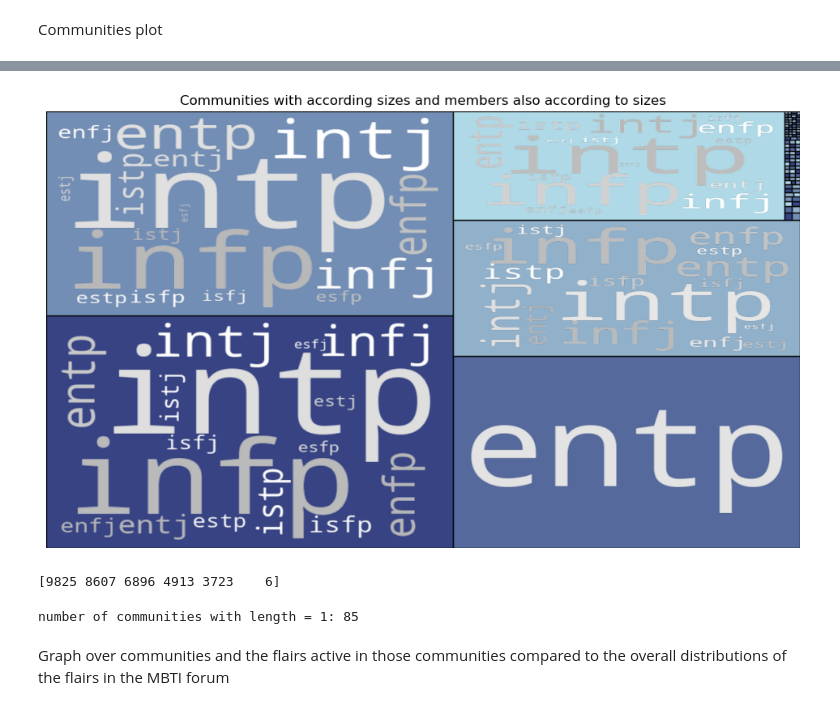
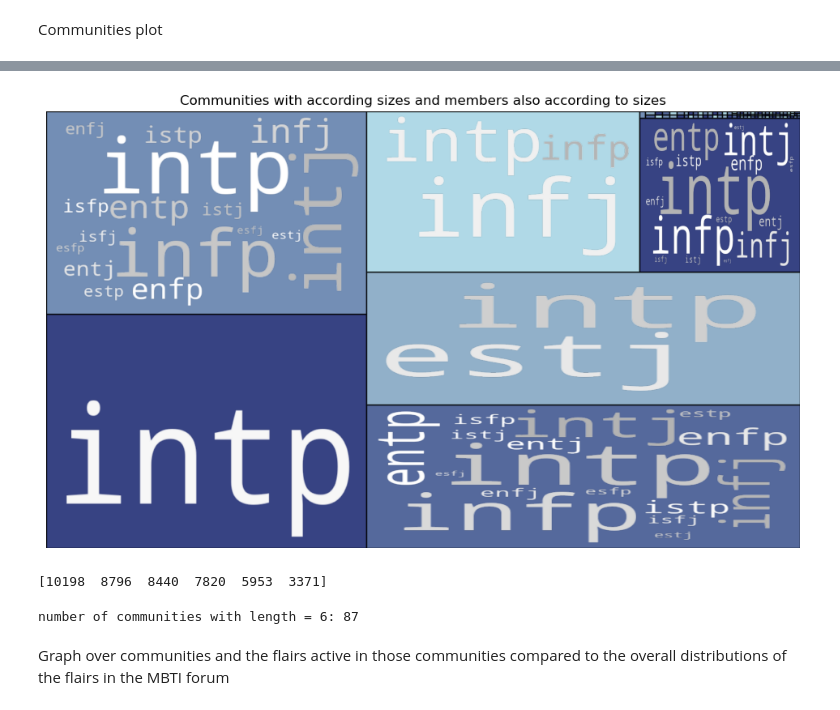
Before and after one commit to luchsonice/MBTI, a Jupyter notebook: 5_Communities.ipynb, the cells around one changed output, grey strips where cells are left out. Saved outputs shown, nothing was run; the diff lists cells and outputs as text; code cells hidden in the pictures.

```diff
--- a/5_Communities.ipynb
+++ b/5_Communities.ipynb
@@ -22,11 +25,18 @@ from PIL import Image
 # %%
-with open("LargeData/Graph.pkl", "rb") as file:
+with open("LargeData/Graph_all.pkl", "rb") as file:
     G = pkl.load(file)
 
 # Make GCC
 #G = nx.subgraph(G, [node for node in G.nodes()][:1000])
 #G = nx.subgraph(G,max(nx.weakly_connected_components(G), key=len)) # GCC
 
+# Get node attributes for authors and their flair
+authors = list(G.nodes())
+flairs = nx.get_node_attributes(G, 'flair')
+
+# Dataframe with authors and flairs
+df_flairs = pd.DataFrame(list(flairs.items()), columns=['Author', 'Flair'])
+
 G = nx.MultiGraph(G)
 
 # Remove nodes with out-degree 0
@@ -85,7 +93,7 @@ with open('LargeData/df_community.pickle', 'wb') as f:
     pkl.dump(df_community, f)
 # %%
 # Load df_community
-with open('LargeData/df_community.pickle', 'rb') as file:
+with open('LargeData/df_community_all.pickle', 'rb') as file:
     df_community = pkl.load(file)
 # %%
 
@@ -131,7 +139,7 @@ def grey_color_func(word, font_size, position, orientation, random_state=None,
                     **kwargs):
     return "hsl(0, 0%%, %d%%)" % random.randint(70, 110)
 
-for i in range(5):
+for i in range(7):
     data_for_wordcloud = ''
     # Make string of flair * number in community
     community_data = merged_df[merged_df['Community'] == i]
@@ -171,48 +181,48 @@ for rect in allrectangles.patches:
     rectangles.append((x, y, w, h))
 
 # Path to the word cloud images
-word_cloud_paths = ["Images/wordcloud0.png","Images/wordcloud1.png","Images/wordcloud2.png","Images/wordcloud3.png","Images/wordcloud4.png"]
+word_cloud_paths = ["Images/wordcloud0.png","Images/wordcloud1.png","Images/wordcloud2.png","Images/wordcloud3.png","Images/wordcloud4.png","Images/wordcloud5.png"]
 
 # Fixed size for the word cloud images
 fixed_width = 1000
 fixed_height = 1000
 
 # Iterate through each rectangle and overlay the word cloud
 for i, (size, word_cloud_path) in enumerate(zip(sizes, word_cloud_paths)):
     # Get the coordinates of the rectangle
     x, y, dx, dy = rectangles[i]
     edge_width = 0.5
     x += edge_width / 2
     y += edge_width / 2
     dx -= edge_width
     dy -= edge_width
 
     # Load the word cloud image
     word_cloud_img = Image.open(word_cloud_path)
 
     # Resize the word cloud image to a fixed size while maintaining aspect ratio
     aspect_ratio = word_cloud_img.width / word_cloud_img.height
     new_width = fixed_width
     new_height = int(fixed_width / aspect_ratio)
     word_cloud_img = word_cloud_img.resize((new_width, new_height))
 
     # Overlay the word cloud on the plot
     ax.imshow(word_cloud_img, extent=(x, x + dx, y, y + dy), aspect='auto', zorder=2)
 
 squarify.plot(sizes=sizes,label=labels,alpha=0,color=colors,ec='black',ax=ax)
 plt.title('Communities with according sizes and members also according to sizes')
 plt.axis('off')
 plt.show()
 # %% [output]
-[figure, old version]
+[figure, new version]
 # %%
 print(sizes[:6])
 # %% [output]
-[9825 8607 6896 4913 3723    6]
+[10198  8796  8440  7820  5953  3371]
 # %%
-print('number of communities with length = 1:', len([i for i in number_of_members_in_each_community if i <= 3]))
+print('number of communities with length = 6:', len([i for i in number_of_members_in_each_community if i <= 6]))
 # %% [output]
-number of communities with length = 1: 85
+number of communities with length = 6: 87
 # %% [markdown]
 Graph over communities and the flairs active in those communities compared to the overall distributions of the flairs in the MBTI forum
 # %%
```
Also changed, not shown: parts of 16 cells of this notebook.
